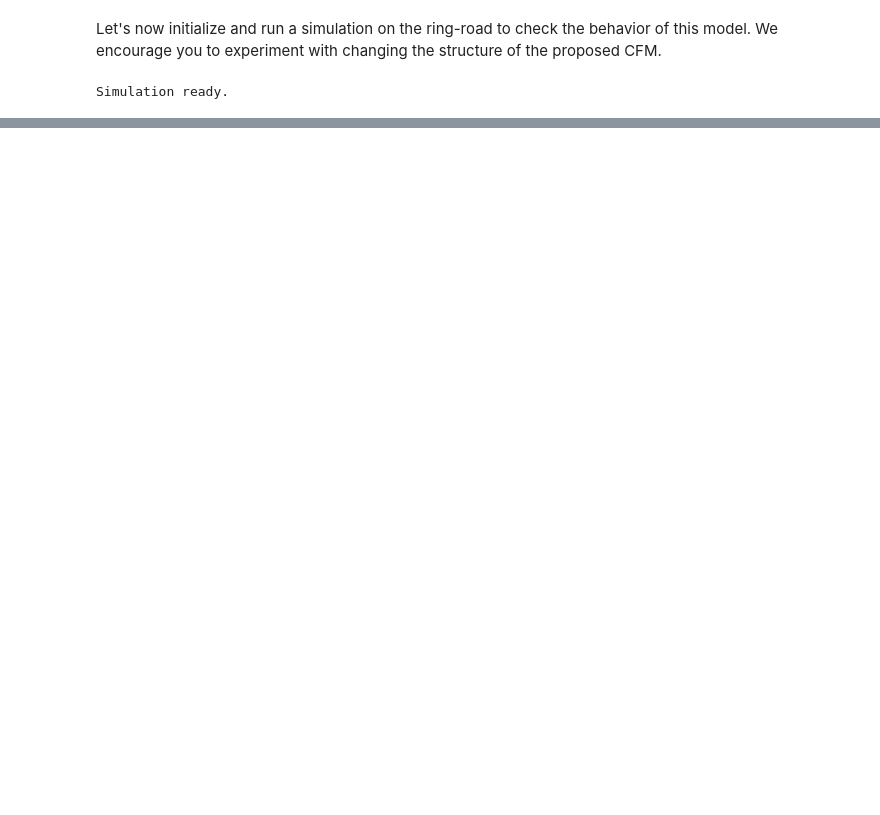
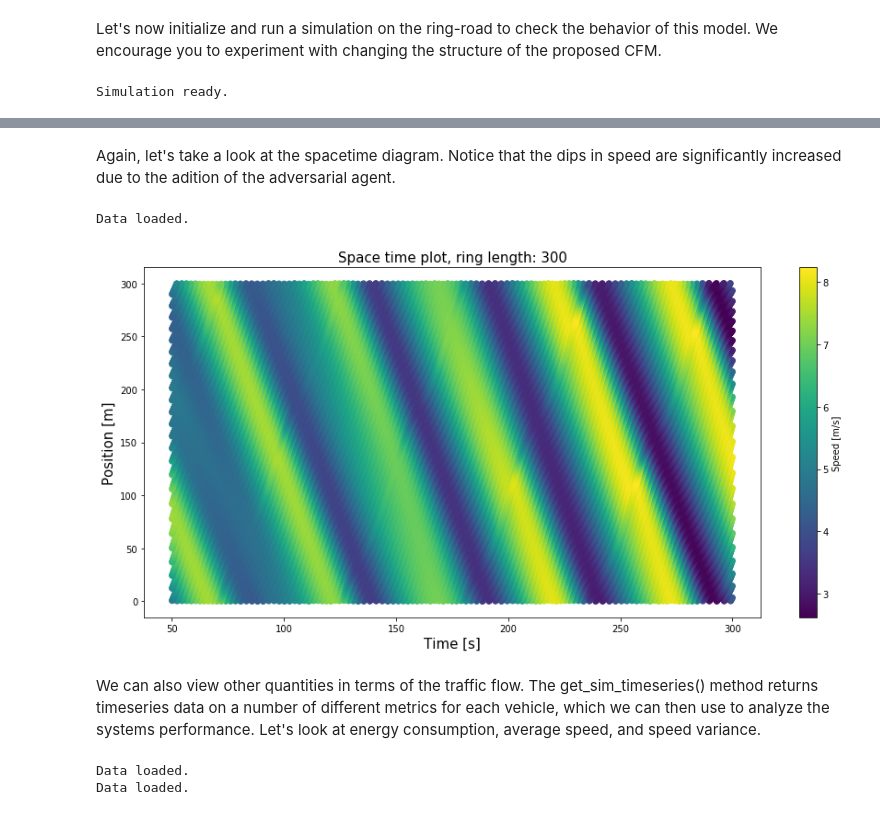
Before and after one commit to georgegunter/Anti-Flow, a Jupyter notebook: tutorials/tutorial02_design_an_adversary.ipynb, the cells around one changed output, grey strips where cells are left out. Saved outputs shown, nothing was run; the diff lists cells and outputs as text; code cells hidden in the pictures; blank space fills up the shorter version.

```diff
--- a/tutorials/tutorial02_design_an_adversary.ipynb
+++ b/tutorials/tutorial02_design_an_adversary.ipynb
@@ -212,0 +251,34 @@ class cfm_non_adversarial(BaseController):
+# %%
+vehicles = VehicleParams()
+
+num_human_drivers = 24
+# Define a driver model human drivers:
+vehicles.add(veh_id="human",
+             acceleration_controller=(cfm_non_adversarial, {'noise':0.05}),
+             routing_controller=(ContinuousRouter, {}),
+             num_vehicles=num_human_drivers)
+
+vehicles.add(veh_id="Adv_AV",
+             color="red", #Let's make the adversary red
+             acceleration_controller=(cfm_adversarial, {}),
+             routing_controller=(ContinuousRouter, {}),
+             num_vehicles=1)
+
+#initialize the simulation:
+flow_params = dict(
+    exp_tag='ring_with_attack',
+    env_name=AccelEnv,
+    network=RingNetwork,
+    simulator='traci',
+    sim=sim_params,
+    env=env_params,
+    net=net_params,
+    veh=vehicles,
+    initial=initial_config,
+    tls=traffic_lights,
+)
+
+# number of time steps
+flow_params['env'].horizon = sim_horizon
+exp = Experiment(flow_params)
+print('Simulation ready.')
@@ -212,0 +287,4 @@ class cfm_non_adversarial(BaseController):
+# %%
+#Run the simulation and save the data:
+sim_res_list_with_attack = exp.run(1, convert_to_csv=True)
+print('Simulation finished.')
@@ -212,0 +300,20 @@ class cfm_non_adversarial(BaseController):
+# %% [markdown]
+Again, let's take a look at the spacetime diagram. Notice that the dips in speed are significantly increased due to the adition of the adversarial agent.
+# %%
+emission_location = os.path.join(os.getcwd(),sim_res_list_with_attack[1])
+visualize_ring.make_ring_spacetime_fig(csv_path = emission_location)
+# %% [output]
+Data loaded.
+[figure, added]
+# %% [markdown]
+We can also view other quantities in terms of the traffic flow. The get_sim_timeseries() method returns timeseries data on a number of different metrics for each vehicle, which we can then use to analyze the systems performance. Let's look at energy consumption, average speed, and speed variance.
+# %%
+#Specify location of sim data:
+emission_path_with_attack = os.path.join(os.getcwd(),sim_res_list_with_attack[1])
+emission_path_no_attack = os.path.join(os.getcwd(),sim_res_list_no_attack[1])
+#Load in timeseries for each vehicle:
+timeseries_dict_with_attack = visualize_ring.get_sim_timeseries(csv_path = emission_path_with_attack)
+timeseries_dict_no_attack = visualize_ring.get_sim_timeseries(csv_path = emission_path_no_attack)
+# %% [output]
+Data loaded.
+Data loaded.
```
Also changed, not shown: parts of 19 cells of this notebook, 3 other files.
